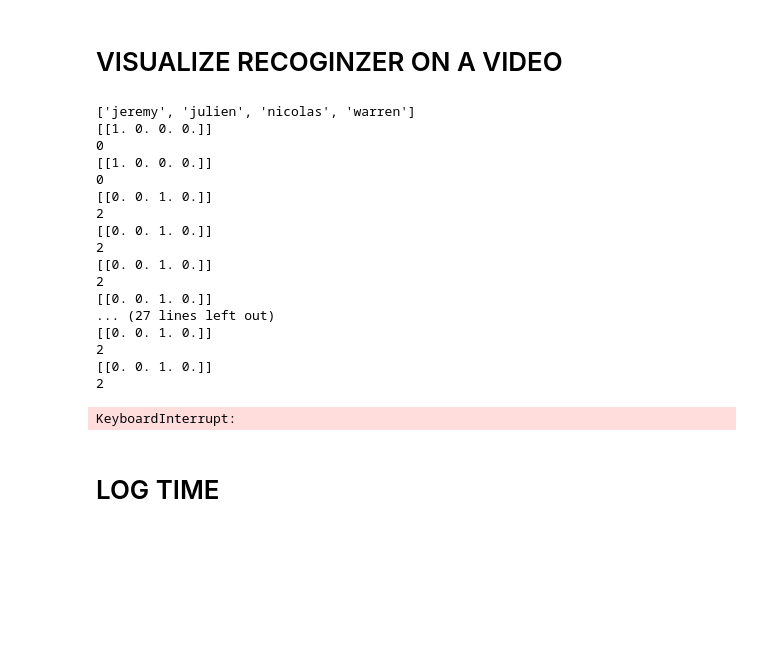
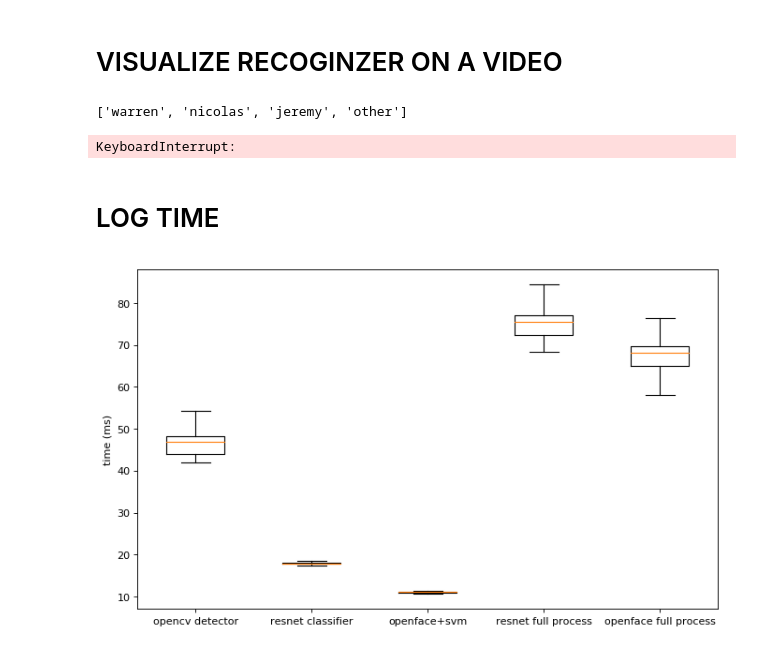
Before and after one commit to preal01/deepEgoFace, a Jupyter notebook: egoface-exemple.ipynb, the cells around one changed output. Saved outputs shown, nothing was run; the diff lists cells and outputs as text; code cells hidden in the pictures; blank space fills up the shorter version.

```diff
--- a/egoface-exemple.ipynb
+++ b/egoface-exemple.ipynb
@@ -172,13 +202,13 @@ det = detector.opencvBased( "./model/detector/opencv/deploy.prototxt.txt","./mod
 #cls = embeddingClassifier.svmBased("./model/recognizer/embedding-classifier/aligned_corpOnly_embedding_svm_model.sav")
 #rec = faceClassifier.embedClassify( emb, cls)
 #instantiate face classifier
-rec = faceClassifier.kerasCnn("./model/recognizer/face-classifier/test_res18.h5")
+rec = faceClassifier.kerasCnn("./model/recognizer/face-classifier/corpusAndOther_res18.h5")
 labels = utils.getLabels("corpus/faces")
 #keras cnn has label in alphabetic order
 labels = sorted(labels)
-del labels[3]
+#del labels[3] #remove other tag if not present
 print(labels)
-stream = videoStream.opencvVideo('./corpus/W_F_P1.mp4',framePerSecondToExtract=1)
+stream = videoStream.opencvVideo('./egoFace-nico/video/traitées/toDelete/JA_FP_P1.mp4',framePerSecondToExtract=1)
 fs = workflow.faceStream( stream,
                          "faces-tmp/",
                          "labels.csv",
@@ -190,23 +220,7 @@ fs = workflow.faceStream( stream,
 fs.recognizeFromAll()
 del fs
 # %% [output]
-['jeremy', 'julien', 'nicolas', 'warren']
-[[1. 0. 0. 0.]]
-0
-[[1. 0. 0. 0.]]
-0
-[[0. 0. 1. 0.]]
-2
-[[0. 0. 1. 0.]]
-2
-[[0. 0. 1. 0.]]
-2
-[[0. 0. 1. 0.]]
-... (27 lines left out)
-[[0. 0. 1. 0.]]
-2
-[[0. 0. 1. 0.]]
-2
+['warren', 'nicolas', 'jeremy', 'other']
 KeyboardInterrupt:
 # %% [markdown]
 # LOG TIME
@@ -235,0 +266,4 @@ del fs
+# %%
+utils.boxPlotLogCompare("./log/resnet.log","./log/openface-svm.log")
+# %% [output]
+[figure, added]
```
Also changed, not shown: parts of 7 cells of this notebook.
